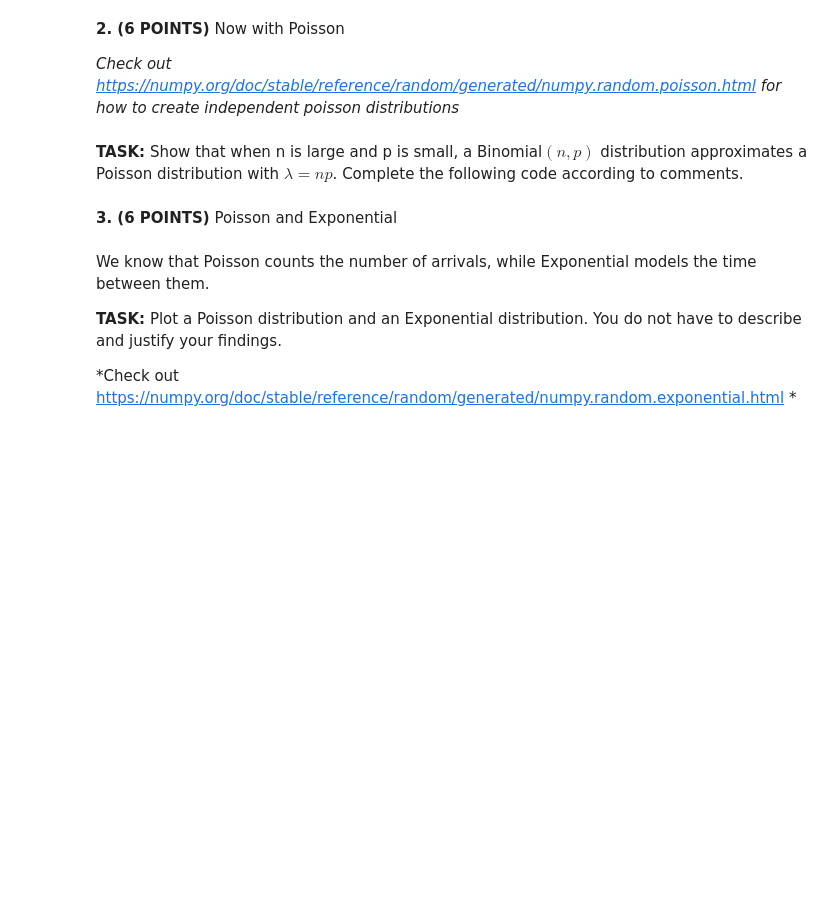
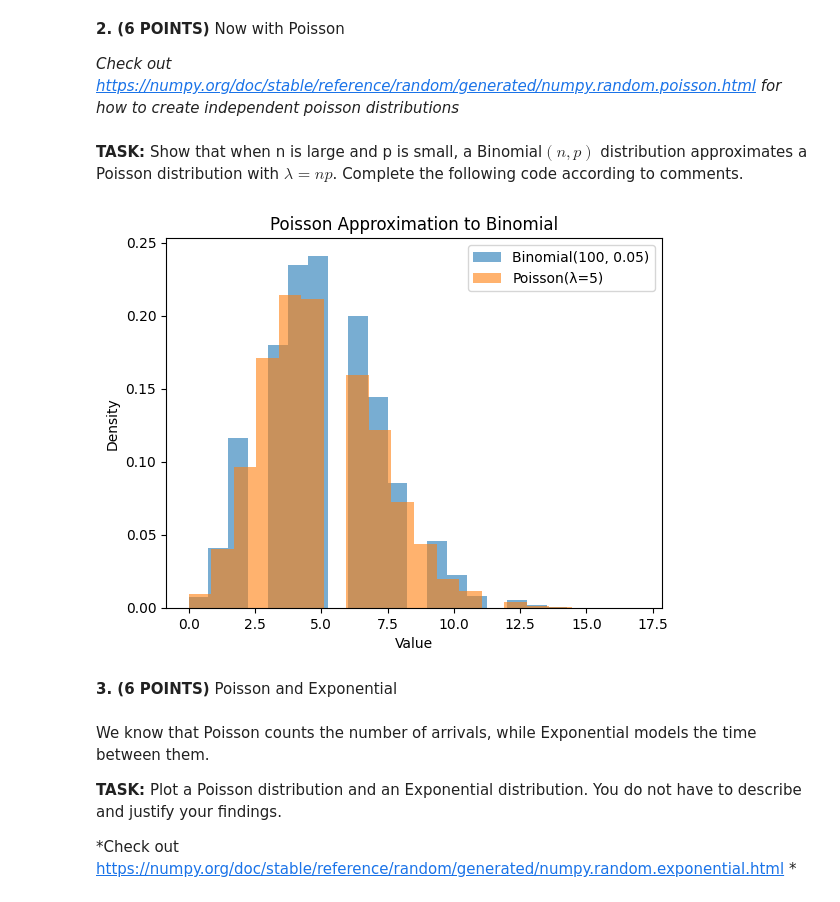
Before and after one commit to cooldeath49/CMSC320, a Jupyter notebook: hw2/HW2_Fall2025.ipynb, the cells around one changed output. Saved outputs shown, nothing was run; the diff lists cells and outputs as text; code cells hidden in the pictures; blank space fills up the shorter version.

```diff
--- a/hw2/HW2_Fall2025.ipynb
+++ b/hw2/HW2_Fall2025.ipynb
@@ -215,16 +253,18 @@ Complete the following code according to comments.
 # %%
 size = 10000
 n, p = 100, 0.05  # np = 5, small p
-binomial_samples =
-poisson_samples =
+binomial_samples = np.random.default_rng().binomial(n, p, size=size)
+poisson_samples = np.random.default_rng().poisson(lam=n*p, size=size)
 
 plt.hist(binomial_samples, bins=20, density=True, alpha=0.6, label="Binomial(100, 0.05)")
 plt.hist(poisson_samples, bins=20, density=True, alpha=0.6, label="Poisson(λ=5)")
 plt.legend()
 plt.title("Poisson Approximation to Binomial")
 plt.xlabel("Value")
 plt.ylabel("Density")
 plt.show()
+# %% [output]
+[figure, added]
 # %% [markdown]
 **3. (6 POINTS)** Poisson and Exponential
 # %% [markdown]
```
Also changed, not shown: parts of 67 cells of this notebook.
